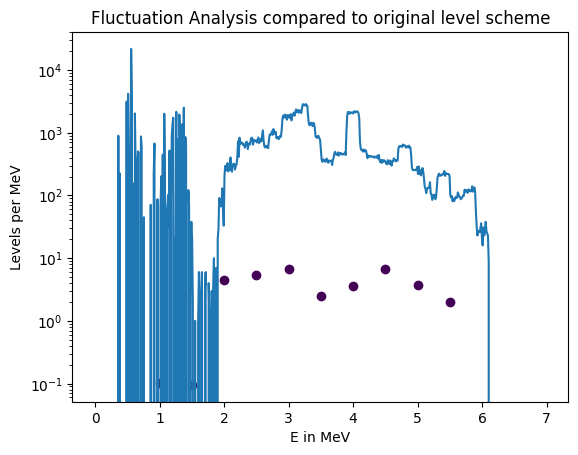
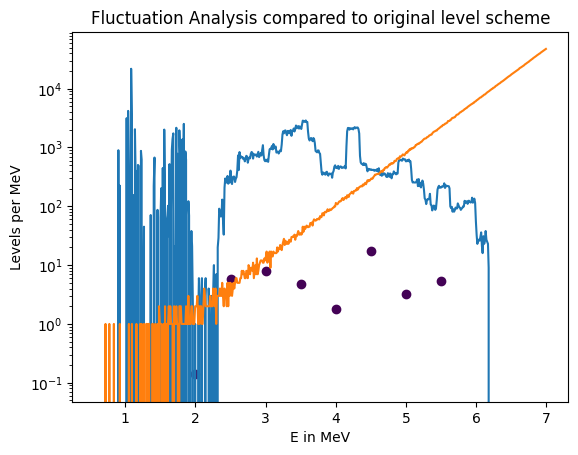
Unified diff of the notebook cell whose output changed from the first chart to the second:
--- before
+++ after
@@ -1 +1,2 @@
 fluc.plot_comparison(fa["fin_energy_int"],fa["fa_dens"],energy,bin_counter,Settings.std_path,"BetaComp1", new_figure=False)
+plt.plot(true_energy, true_nld)

Commit: Nothing changed idk